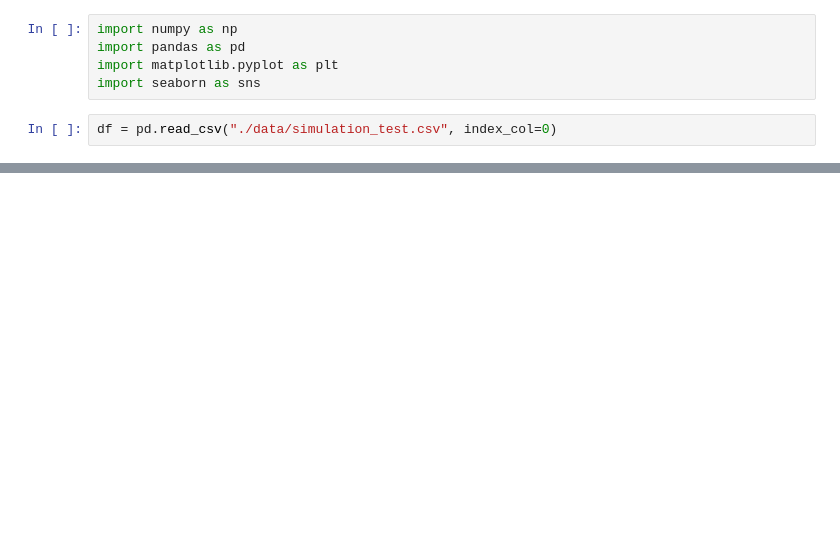
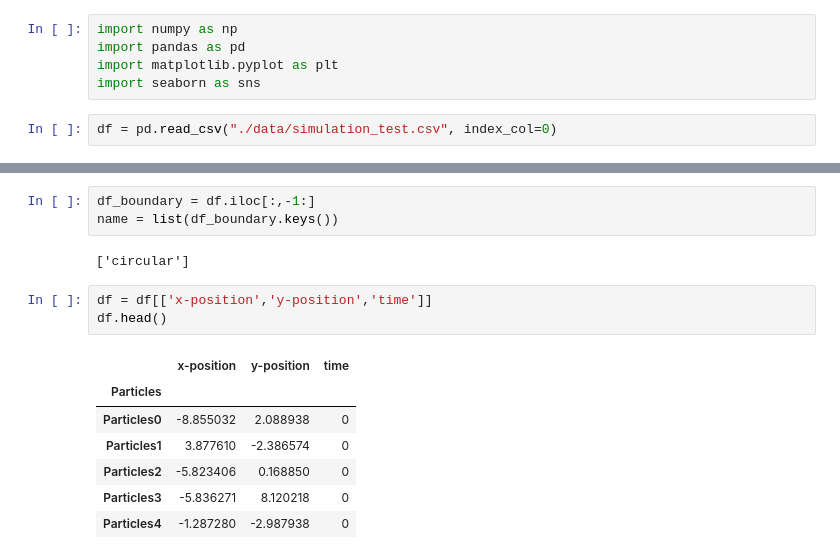
Before and after one commit to jvachier/Active_particles_confine_2D, a Jupyter notebook: src/2D_visualization.ipynb, the cells around one changed output, grey strips where cells are left out. Cells and saved outputs as stored; diff of their text form; blank space fills up the shorter version.

```diff
--- a/src/2D_visualization.ipynb
+++ b/src/2D_visualization.ipynb
@@ -18,2 +18,18 @@ df.head()
+# %%
+df_boundary = df.iloc[:,-1:]
+name = list(df_boundary.keys())
+# %% [output]
+['circular']
+# %%
+df = df[['x-position','y-position','time']]
+df.head()
+# %% [output]
+|  | x-position | y-position | time |
+| Particles |  |  |  |
+| Particles0 | -8.855032 | 2.088938 | 0 |
+| Particles1 | 3.877610 | -2.386574 | 0 |
+| Particles2 | -5.823406 | 0.168850 | 0 |
+| Particles3 | -5.836271 | 8.120218 | 0 |
+| Particles4 | -1.287280 | -2.987938 | 0 |
 # %%
 sns.scatterplot(data = df ,x = 'x-position', y = 'y-position', hue = "time", s = 10.0)
```
Also changed, not shown: parts of 2 cells of this notebook, 1 other file.
